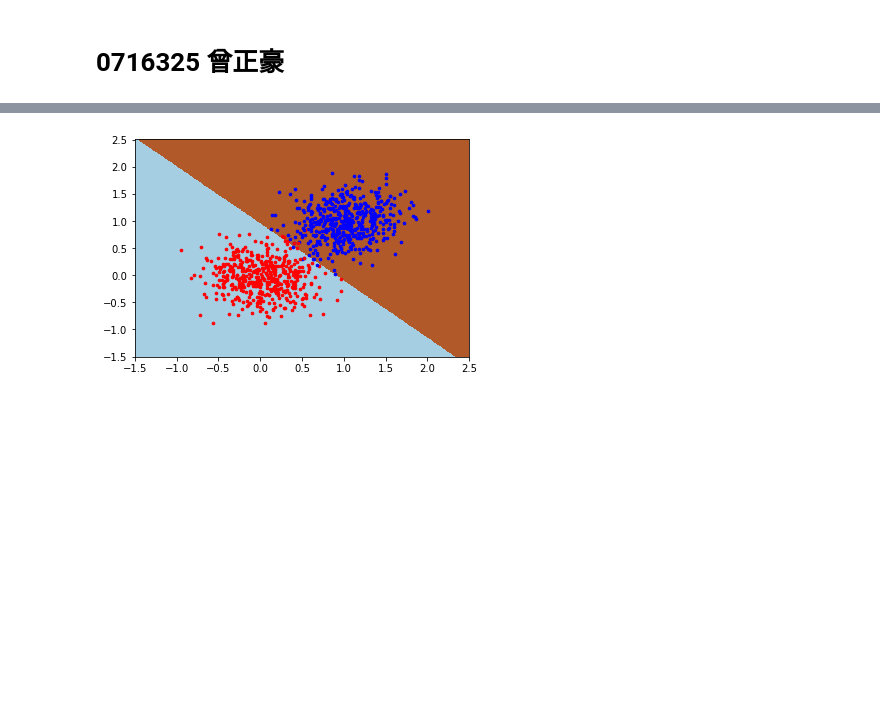
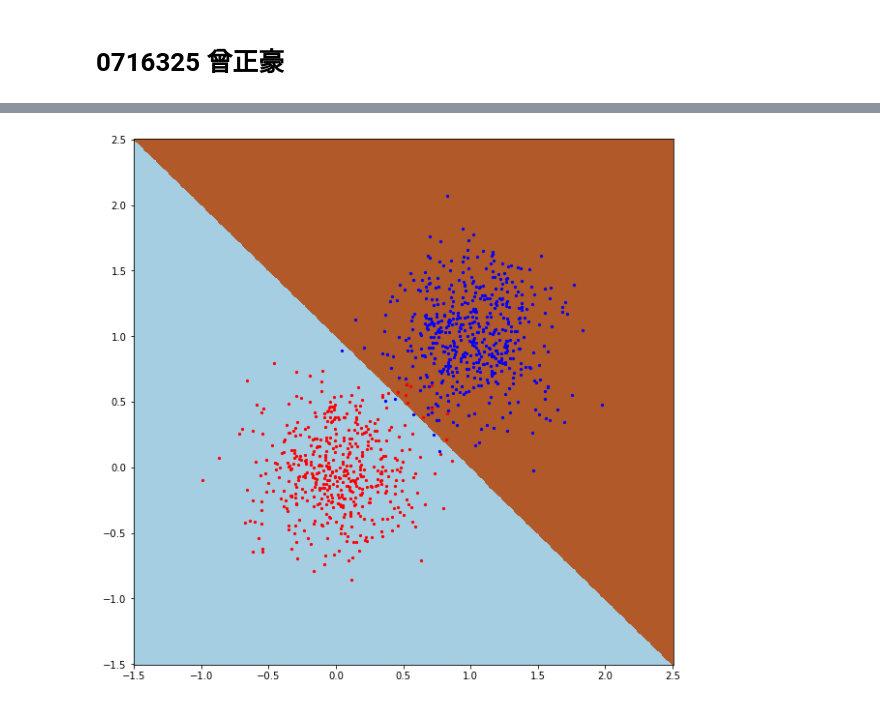
Before and after one commit to banne2266/MachineLearning-NCTU-2021, a Jupyter notebook: HW4/Logistic Regression.ipynb, the cells around one changed output, grey strips where cells are left out. Cells and saved outputs as stored; diff of their text form; code cells hidden in the pictures; blank space fills up the shorter version.

```diff
--- a/HW4/Logistic Regression.ipynb
+++ b/HW4/Logistic Regression.ipynb
@@ -11,6 +14,7 @@ import matplotlib.pyplot as plt
 x = []
 y = []
 cov = [[0.1, 0], [0, 0.1]]
+plt.figure(figsize=(10,10))
 for i in range(1000):
     temp_y = random.randint(0, 1)
     mean = [temp_y, temp_y]
@@ -19,8 +23,8 @@ for i in range(1000):
     y.append(temp_y)
 
     if temp_y == 0:
-        plt.scatter(temp_x[0], temp_x[1], s=3, c = '#ff0000')
+        plt.scatter(temp_x[0], temp_x[1], s=5, c = '#ff0000')
     else:
-        plt.scatter(temp_x[0], temp_x[1], s=3, c = '#0000ff')
+        plt.scatter(temp_x[0], temp_x[1], s=5, c = '#0000ff')
 plt.show()
 # %% [output]
@@ -49,18 +62,19 @@ weighted avg       0.99      0.99      0.99      1000
 # %%
 sample = 500
 nx = np.linspace(-1.5, 2.5, sample)
 ny = np.linspace(-1.5, 2.5, sample)
 xv, yv = np.meshgrid(nx, ny)
 
+plt.figure(figsize=(10,10))
 z = lr.predict(np.c_[xv.ravel(), yv.ravel()])
 z = z.reshape(xv.shape)
 plt.pcolormesh(xv,yv,z, shading='auto', cmap=plt.cm.Paired)
 
 for i in range(1000):
     if y[i] == 0:
-        plt.scatter(x[i][0], x[i][1], s=7, c = '#ff0000')
+        plt.scatter(x[i][0], x[i][1], s=5, c = '#ff0000')
     else:
-        plt.scatter(x[i][0], x[i][1], s=7, c = '#0000ff')
+        plt.scatter(x[i][0], x[i][1], s=5, c = '#0000ff')
 plt.show()
 # %% [output]
-[figure, old version]
+[figure, new version]
```
Also changed, not shown: parts of 5 cells of this notebook, 3 other files.
